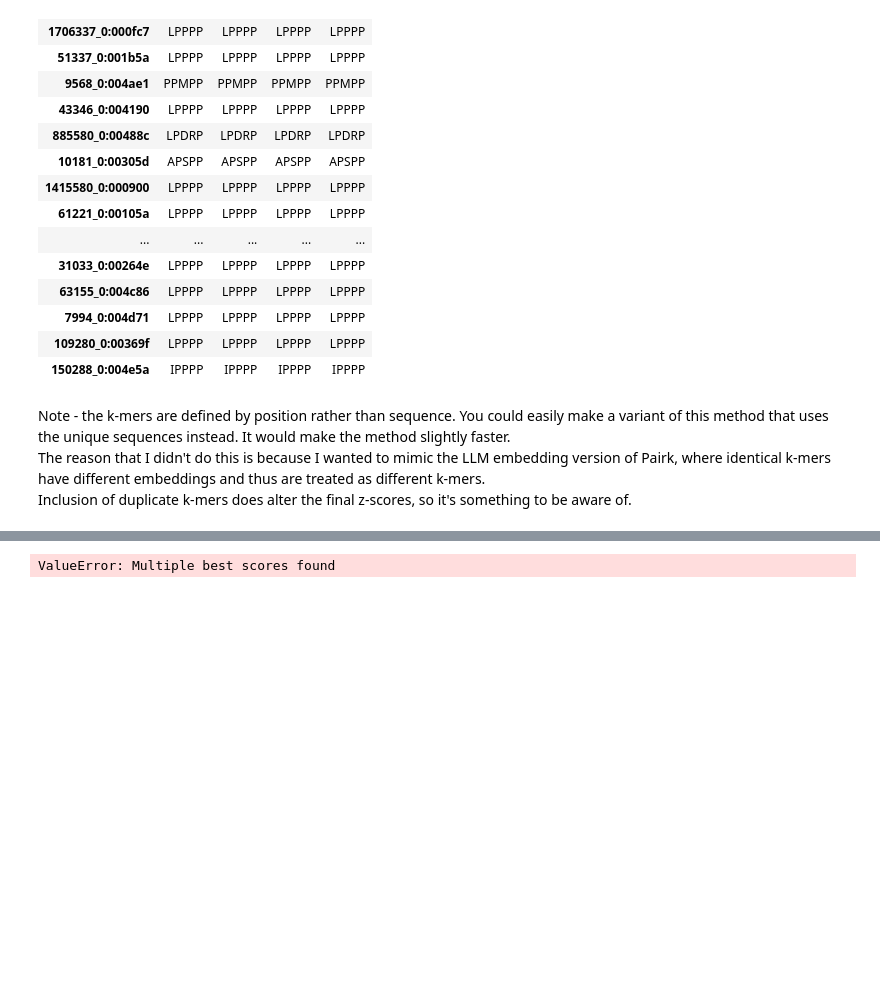
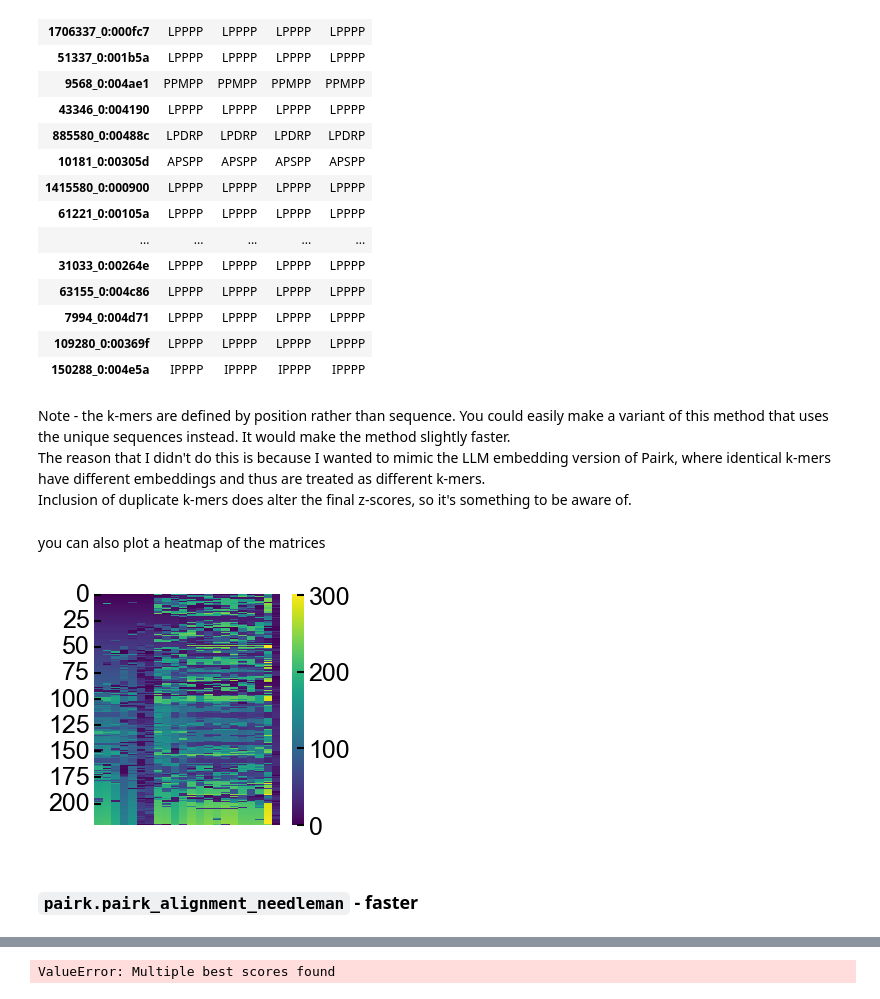
Before and after one commit to jacksonh1/pairk, a Jupyter notebook: demo/demo.ipynb, the cells around one changed output, grey strips where cells are left out. Drawn from its saved outputs; the diff is of its cells as text; code cells hidden in the pictures; blank space fills up the shorter version.

```diff
--- a/demo/demo.ipynb
+++ b/demo/demo.ipynb
@@ -197,3 +254,5 @@ aln_results.orthokmer_matrix.loc[[75, 113, 127, 157]].T
 | 150288_0:004e5a | IPPPP | IPPPP | IPPPP | IPPPP |
 # %% [markdown]
 Note - the k-mers are defined by position rather than sequence. You could easily make a variant of this method that uses the unique sequences instead. It would make the method slightly faster. <br>The reason that I didn't do this is because I wanted to mimic the LLM embedding version of Pairk, where identical k-mers have different embeddings and thus are treated as different k-mers.<br>Inclusion of duplicate k-mers does alter the final z-scores, so it's something to be aware of.
+# %% [markdown]
+you can also plot a heatmap of the matrices
@@ -199,0 +261,8 @@ Note - the k-mers are defined by position rather than sequence. You could easily
+# %%
+fig, ax = plt.subplots(figsize=(3,3))
+aln_results.plot_position_heatmap(ax)
+ax.xaxis.set_visible(False)
+# %% [output]
+[figure, added]
+# %% [markdown]
+### `pairk.pairk_alignment_needleman` - faster
```
Also changed, not shown: parts of 46 cells of this notebook, 14 other files.
